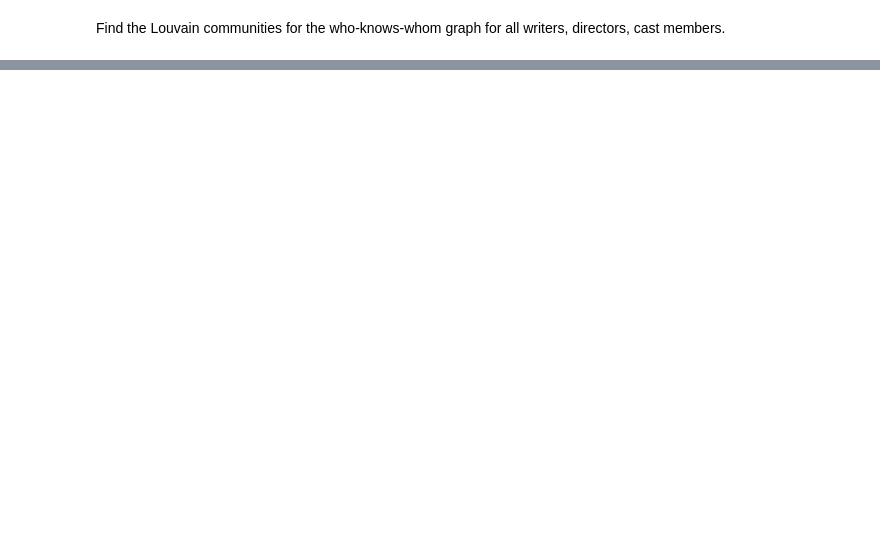
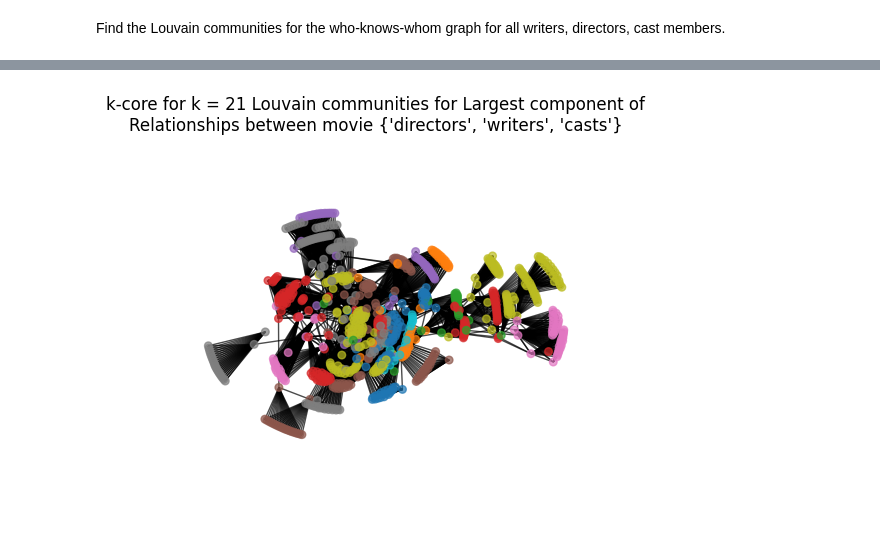
Before and after one commit to MichaelAGoodrich/GraphDataScience_withSNAP, a Jupyter notebook: GraphDataScience_Practice.ipynb, the cells around one changed output, grey strips where cells are left out. Cells and saved outputs as stored; diff of their text form; code cells hidden in the pictures; blank space fills up the shorter version.

```diff
--- a/GraphDataScience_Practice.ipynb
+++ b/GraphDataScience_Practice.ipynb
@@ -280,0 +350,6 @@ To do
+# %%
+k = 21
+writer_director_cast_title_kcore = "k-core for k = " +str(k) + " " + writer_director_cast_title
+wdc_network_handler.show_kCore_Subgraph(k = k, title = writer_director_cast_title_kcore, xlim = xlim, ylim = ylim)
+# %% [output]
+[figure, added]
```
Also changed, not shown: parts of 19 cells of this notebook, 1 other file.
